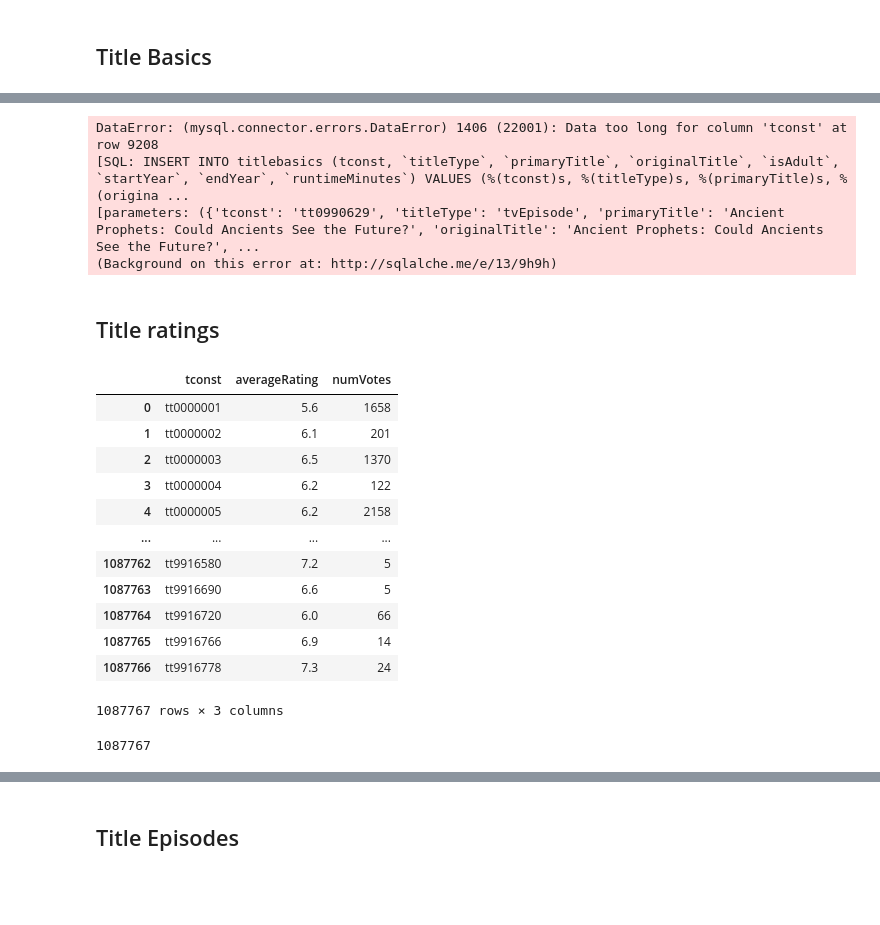
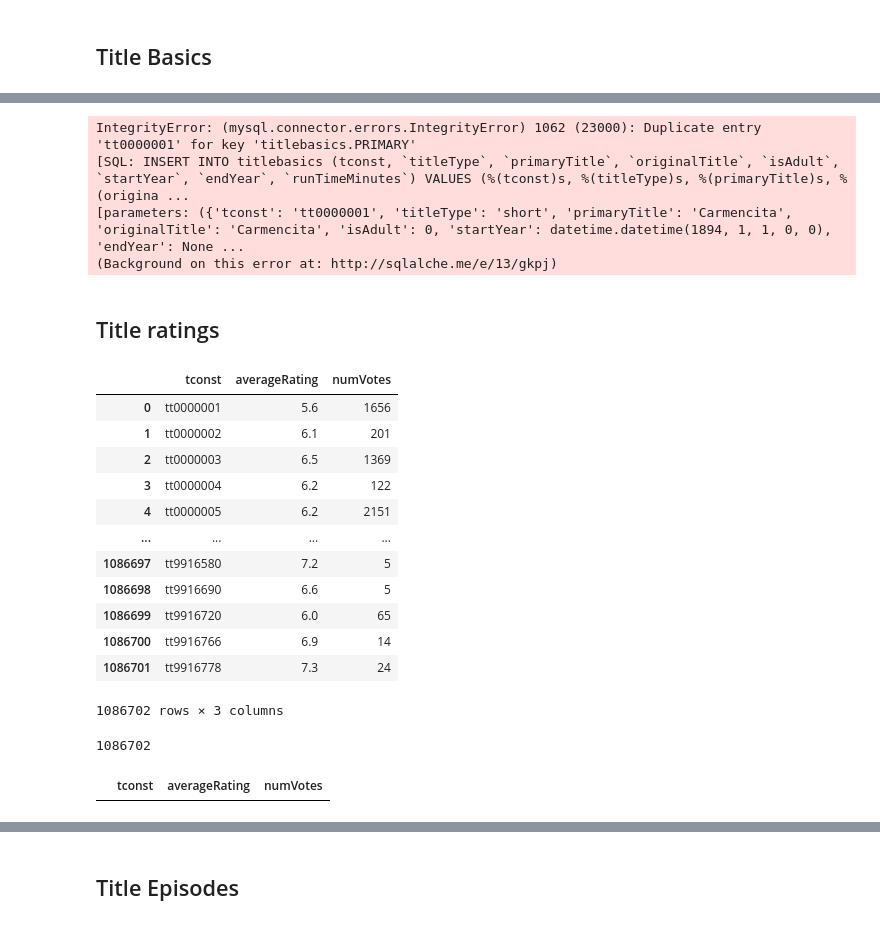
Before and after one commit to abasiamaakpan/Movie_Database_Application, a Jupyter notebook: Imdb_Database_App.ipynb, the cells around one changed output, grey strips where cells are left out. Drawn from its saved outputs; the diff is of its cells as text; code cells hidden in the pictures; blank space fills up the shorter version.

```diff
--- a/Imdb_Database_App.ipynb
+++ b/Imdb_Database_App.ipynb
@@ -527,34 +472,34 @@ Name: runTimeMinutes, Length: 7316923, dtype: float64
 # %%
-batch_size = 10000
+batch_size = 100000
 length = len(title_basics_preprocessed)//batch_size+1
 
 for chunk in tqdm(batch(title_basics_preprocessed, batch_size),total=length):
     load_dataframe(chunk,'titlebasics')
 # %% [output]
-DataError: (mysql.connector.errors.DataError) 1406 (22001): Data too long for column 'tconst' at row 9208
-[SQL: INSERT INTO titlebasics (tconst, `titleType`, `primaryTitle`, `originalTitle`, `isAdult`, `startYear`, `endYear`, `runtimeMinutes`) VALUES (%(tconst)s, %(titleType)s, %(primaryTitle)s, %(origina ...
-[parameters: ({'tconst': 'tt0990629', 'titleType': 'tvEpisode', 'primaryTitle': 'Ancient Prophets: Could Ancients See the Future?', 'originalTitle': 'Ancient Prophets: Could Ancients See the Future?', ...
-(Background on this error at: http://sqlalche.me/e/13/9h9h)
+IntegrityError: (mysql.connector.errors.IntegrityError) 1062 (23000): Duplicate entry 'tt0000001' for key 'titlebasics.PRIMARY'
+[SQL: INSERT INTO titlebasics (tconst, `titleType`, `primaryTitle`, `originalTitle`, `isAdult`, `startYear`, `endYear`, `runTimeMinutes`) VALUES (%(tconst)s, %(titleType)s, %(primaryTitle)s, %(origina ...
+[parameters: ({'tconst': 'tt0000001', 'titleType': 'short', 'primaryTitle': 'Carmencita', 'originalTitle': 'Carmencita', 'isAdult': 0, 'startYear': datetime.datetime(1894, 1, 1, 0, 0), 'endYear': None ...
+(Background on this error at: http://sqlalche.me/e/13/gkpj)
 # %% [markdown]
 ## Title ratings ##
 # %%
 # read data from title ratings file
-title_ratings = pd.read_csv('title.ratings.tsv', delimiter='\t',encoding='utf-8')
+title_ratings = pd.read_csv('/Users/abasiamaakpan/Downloads/title.ratings.tsv', delimiter='\t',encoding='utf-8')
 title_ratings
 # %% [output]
 |  | tconst | averageRating | numVotes |
-| 0 | tt0000001 | 5.6 | 1658 |
+| 0 | tt0000001 | 5.6 | 1656 |
 | 1 | tt0000002 | 6.1 | 201 |
-| 2 | tt0000003 | 6.5 | 1370 |
+| 2 | tt0000003 | 6.5 | 1369 |
 | 3 | tt0000004 | 6.2 | 122 |
-| 4 | tt0000005 | 6.2 | 2158 |
+| 4 | tt0000005 | 6.2 | 2151 |
 | ... | ... | ... | ... |
-| 1087762 | tt9916580 | 7.2 | 5 |
-| 1087763 | tt9916690 | 6.6 | 5 |
-| 1087764 | tt9916720 | 6.0 | 66 |
-| 1087765 | tt9916766 | 6.9 | 14 |
-| 1087766 | tt9916778 | 7.3 | 24 |
+| 1086697 | tt9916580 | 7.2 | 5 |
+| 1086698 | tt9916690 | 6.6 | 5 |
+| 1086699 | tt9916720 | 6.0 | 65 |
+| 1086700 | tt9916766 | 6.9 | 14 |
+| 1086701 | tt9916778 | 7.3 | 24 |
-1087767 rows × 3 columns
+1086702 rows × 3 columns
 # %%
 def preprocess_dataframe_title_ratings(data_frame):
     title_ratings_new_series=data_frame
@@ -567,5 +512,11 @@ title_ratings_preprocessed=preprocess_dataframe_title_ratings(title_ratings)
 # %%
 len(title_ratings_preprocessed)
 # %% [output]
-1087767
+1086702
+# %%
+#title_ratings_preprocessed[~title_ratings_preprocessed.tconst.isin(title_basics_preprocessed.tconst)]
+
+title_ratings_preprocessed.tconst = title_ratings_preprocessed.tconst.mask(~title_ratings_preprocessed.tconst.isin(title_basics_preprocessed.tconst),None)
+# %% [output]
+|  | tconst | averageRating | numVotes |
 # %%
```
Also changed, not shown: parts of 104 cells of this notebook.
